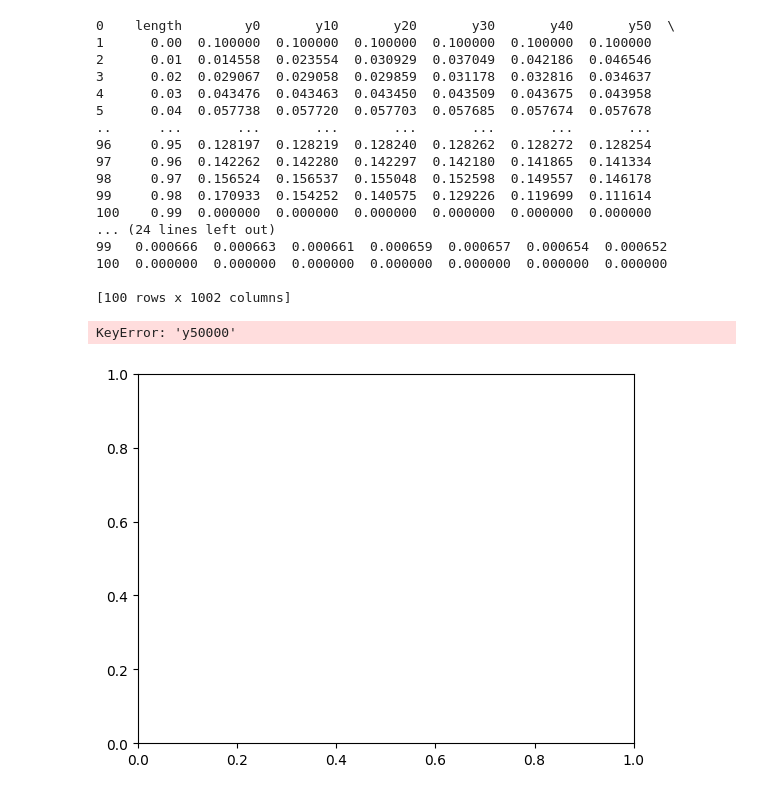
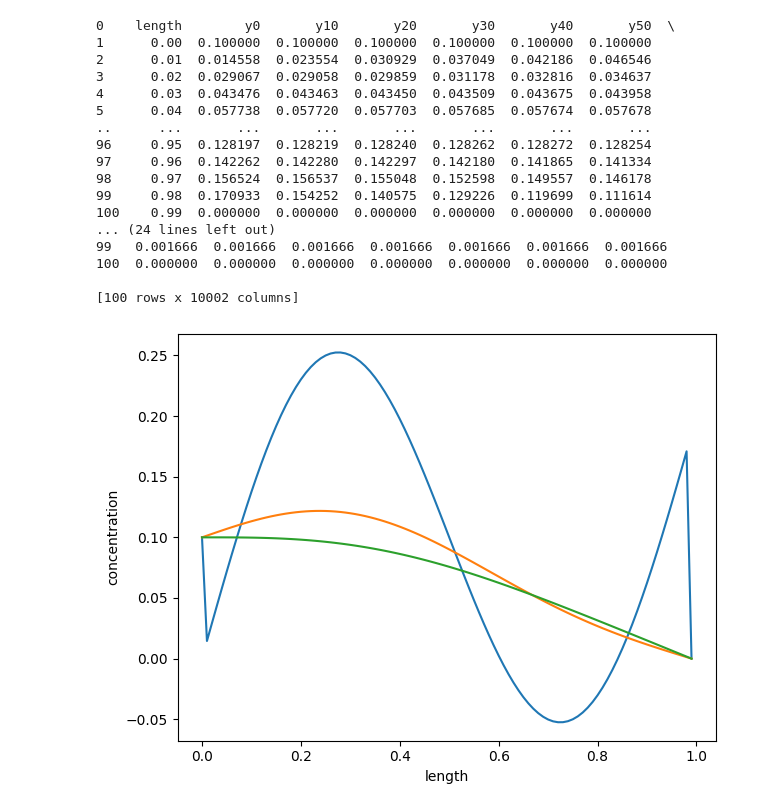
Before and after one commit to jpowell24/stokes, a Jupyter notebook: selectproblems/wirediffusion.ipynb, the cells around one changed output. Drawn from its saved outputs; the diff is of its cells as text; code cells hidden in the pictures.

```diff
--- a/selectproblems/wirediffusion.ipynb
+++ b/selectproblems/wirediffusion.ipynb
@@ -13,36 +13,35 @@ fig, ax = plt.subplots()
 transpose = df.transpose()
 transpose = transpose.dropna()
 
 print(transpose)
 
 x = transpose["length"]
 y1 = transpose["y0"]
-y5 = transpose["y5000"]
-y10 = transpose["y10000"]
+y5 = transpose["y50000"]
+y10 = transpose["y100000"]
 
 plt.plot(x,y1)
 plt.plot(x,y5)
 plt.plot(x,y10)
 plt.xlabel('length')
 plt.ylabel('concentration')
 plt.tight_layout()
 # %% [output]
 0    length        y0       y10       y20       y30       y40       y50  \
 1      0.00  0.100000  0.100000  0.100000  0.100000  0.100000  0.100000
 2      0.01  0.014558  0.023554  0.030929  0.037049  0.042186  0.046546
 3      0.02  0.029067  0.029058  0.029859  0.031178  0.032816  0.034637
 4      0.03  0.043476  0.043463  0.043450  0.043509  0.043675  0.043958
 5      0.04  0.057738  0.057720  0.057703  0.057685  0.057674  0.057678
 ..      ...       ...       ...       ...       ...       ...       ...
 96     0.95  0.128197  0.128219  0.128240  0.128262  0.128272  0.128254
 97     0.96  0.142262  0.142280  0.142297  0.142180  0.141865  0.141334
 98     0.97  0.156524  0.156537  0.155048  0.152598  0.149557  0.146178
 99     0.98  0.170933  0.154252  0.140575  0.129226  0.119699  0.111614
 100    0.99  0.000000  0.000000  0.000000  0.000000  0.000000  0.000000
 ... (24 lines left out)
-99   0.000666  0.000663  0.000661  0.000659  0.000657  0.000654  0.000652
+99   0.001666  0.001666  0.001666  0.001666  0.001666  0.001666  0.001666
 100  0.000000  0.000000  0.000000  0.000000  0.000000  0.000000  0.000000
 
-[100 rows x 1002 columns]
+[100 rows x 10002 columns]
-KeyError: 'y50000'
-[figure, old version]
+[figure, new version]
```
Also changed, not shown: 11 other files.
